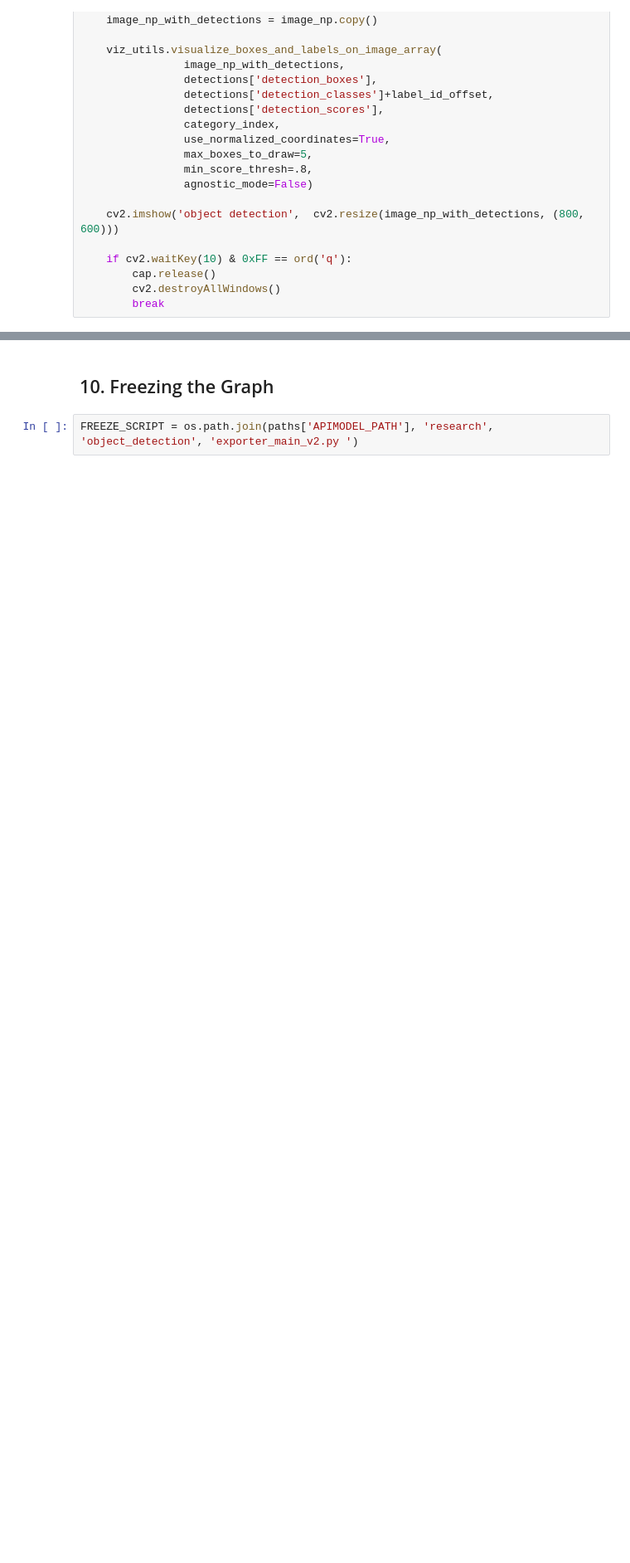
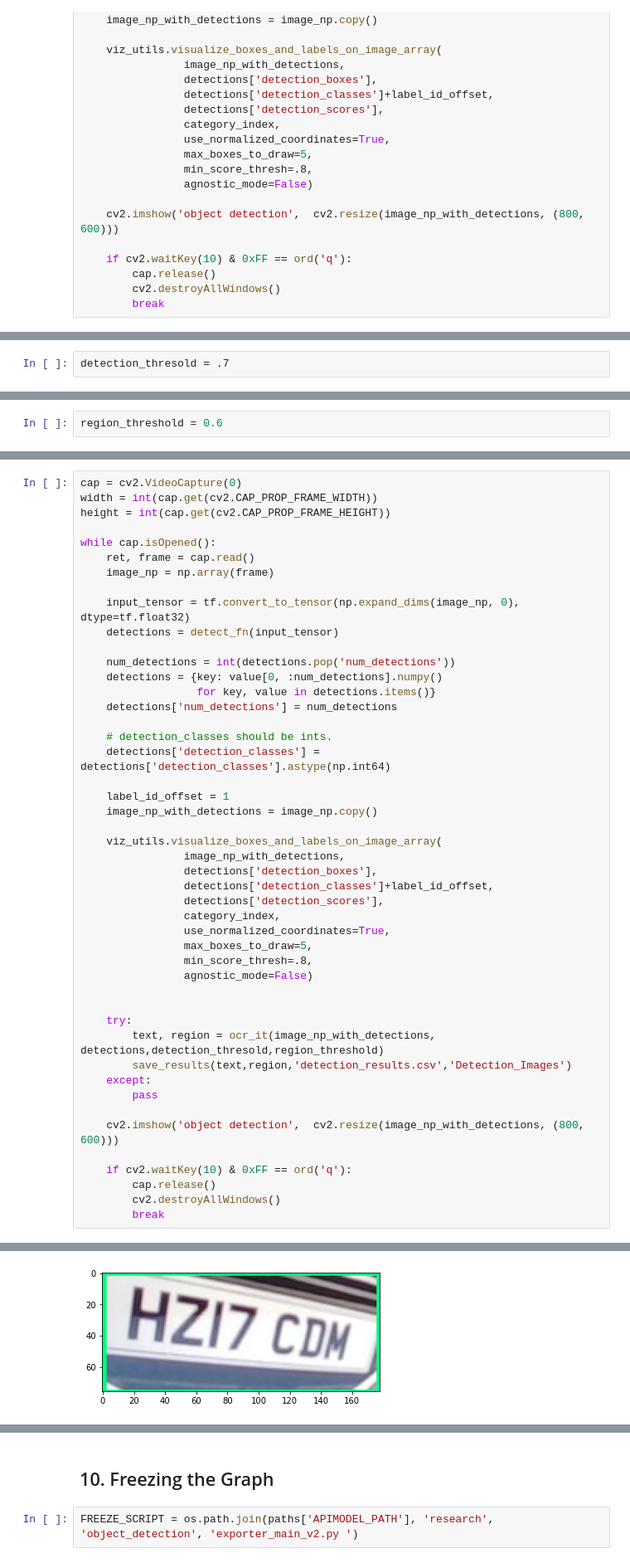
Before and after one commit to ankitsharmax/ANPR-TFOD-and-OCR, a Jupyter notebook: Training and Detection.ipynb, the cells around one changed output, grey strips where cells are left out. Shown: that part at 83% size. Saved outputs shown, nothing was run; the diff lists cells and outputs as text; blank space fills up the shorter version.

```diff
--- a/Training and Detection.ipynb
+++ b/Training and Detection.ipynb
@@ -336,0 +343,2 @@ while cap.isOpened():
+# %%
+detection_thresold = .7
@@ -336,0 +388,2 @@ while cap.isOpened():
+# %%
+region_threshold = 0.6
@@ -336,0 +450,48 @@ while cap.isOpened():
+# %%
+cap = cv2.VideoCapture(0)
+width = int(cap.get(cv2.CAP_PROP_FRAME_WIDTH))
+height = int(cap.get(cv2.CAP_PROP_FRAME_HEIGHT))
+
+while cap.isOpened():
+    ret, frame = cap.read()
+    image_np = np.array(frame)
+
+    input_tensor = tf.convert_to_tensor(np.expand_dims(image_np, 0), dtype=tf.float32)
+    detections = detect_fn(input_tensor)
+
+    num_detections = int(detections.pop('num_detections'))
+    detections = {key: value[0, :num_detections].numpy()
+                  for key, value in detections.items()}
+    detections['num_detections'] = num_detections
+
+    # detection_classes should be ints.
+    detections['detection_classes'] = detections['detection_classes'].astype(np.int64)
+
+    label_id_offset = 1
+    image_np_with_detections = image_np.copy()
+
+    viz_utils.visualize_boxes_and_labels_on_image_array(
+                image_np_with_detections,
+                detections['detection_boxes'],
+                detections['detection_classes']+label_id_offset,
+                detections['detection_scores'],
+                category_index,
+                use_normalized_coordinates=True,
+                max_boxes_to_draw=5,
+                min_score_thresh=.8,
+                agnostic_mode=False)
+
+
+    try:
+        text, region = ocr_it(image_np_with_detections, detections,detection_thresold,region_threshold)
+        save_results(text,region,'detection_results.csv','Detection_Images')
+    except:
+        pass
+
+    cv2.imshow('object detection',  cv2.resize(image_np_with_detections, (800, 600)))
+
+    if cv2.waitKey(10) & 0xFF == ord('q'):
+        cap.release()
+        cv2.destroyAllWindows()
+        break
+# %% [output]
@@ -336,0 +515 @@ while cap.isOpened():
+[figure, added]
```
Also changed, not shown: parts of 52 cells of this notebook, 36 other files.
